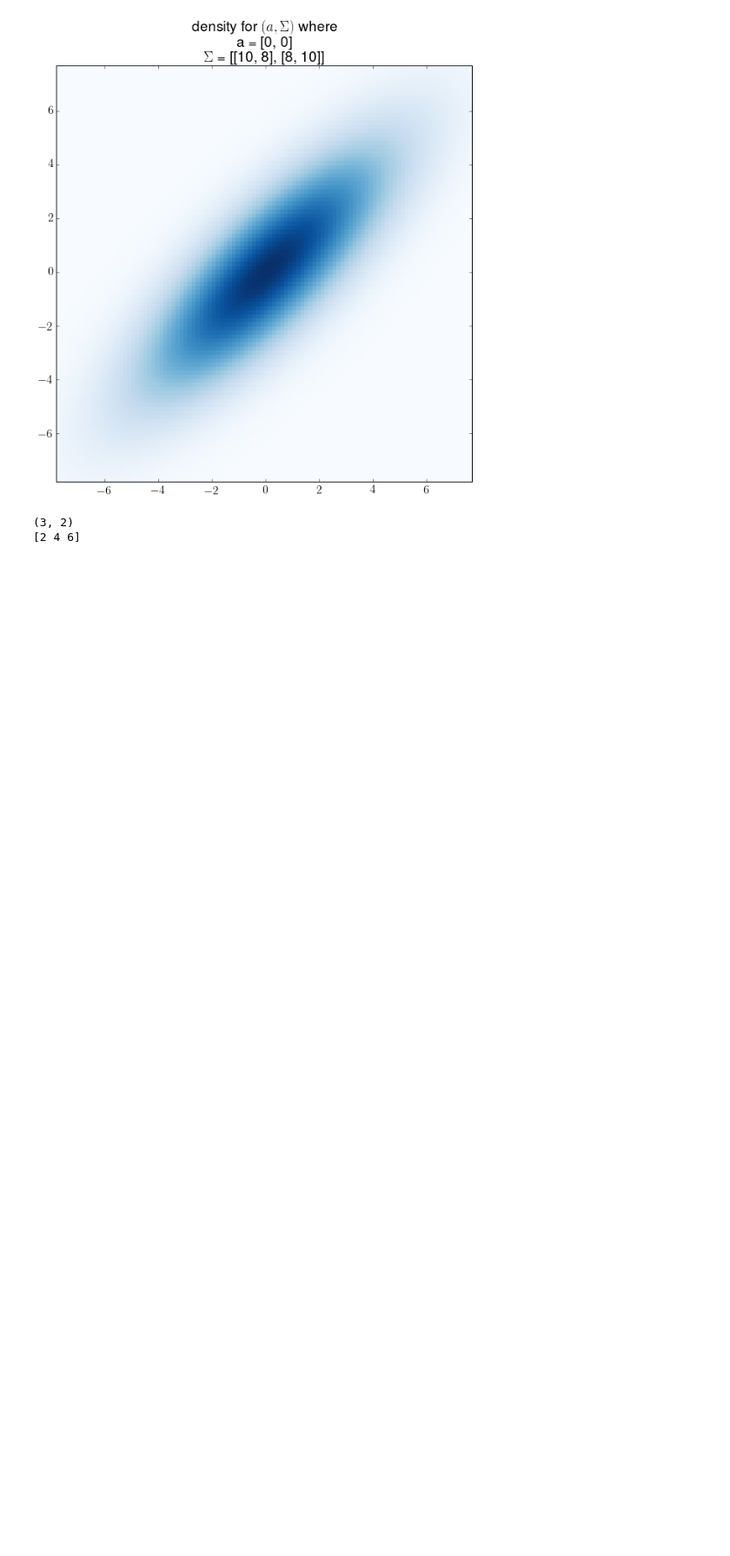
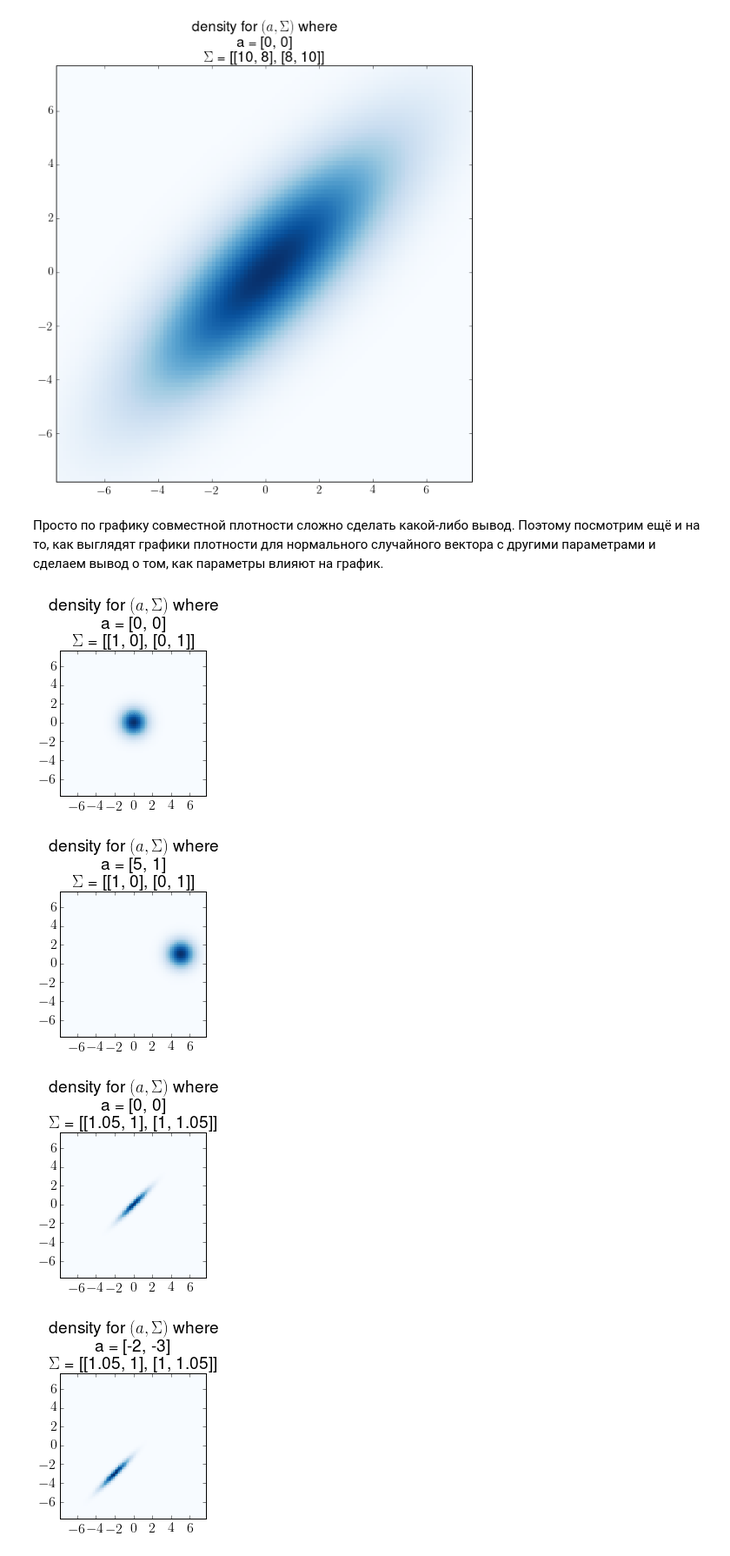
Before and after one commit to Oktosha/stats-2016, a Jupyter notebook: 5_conditional-expectation-I/kolodzey_496_5.1.ipynb, the cells around one changed output. Shown at 87% size. Drawn from its saved outputs; the diff is of its cells as text; code cells hidden in the pictures; blank space fills up the shorter version.

Commit message:
5.1 : Add conditional density

```diff
--- a/5_conditional-expectation-I/kolodzey_496_5.1.ipynb
+++ b/5_conditional-expectation-I/kolodzey_496_5.1.ipynb
@@ -15,7 +15,7 @@ Populating the interactive namespace from numpy and matplotlib
 где $a = \begin{pmatrix} 0 \\ 0 \end{pmatrix}$
 и $\Sigma = \begin{pmatrix} 10 & 8 \\ 8 & 10 \end{pmatrix}$
 # %%
-def draw_density(a, sigma):
+def draw_density(a, sigma, figsz=10):
 
     # План простой.
     # 1. Определить сетку, на которой считаем значения.
@@ -69,7 +69,7 @@ def draw_density(a, sigma):
     # 3.
     plt.rc('text', usetex=True)
     plt.rc('font', size=16)
-    plt.figure(figsize=(10, 10))
+    plt.figure(figsize=(figsz, figsz))
     plt.axes().set_aspect('equal')
     plt.xlim((np.min(xx) + 0.2, np.max(xx) - 0.2))
     plt.ylim((np.min(yy) + 0.2, np.max(yy) - 0.2))
@@ -83,11 +83,18 @@ def draw_density(a, sigma):
 draw_density([0,0], [[10, 8], [8, 10]])
 # %% [output]
 [figure]
-# %%
-x = np.array([[1, 2], [3, 4], [5, 6]])
-print(x.shape)
-y = x[:, 1]
-print(y)
-# %% [output]
-(3, 2)
-[2 4 6]
+# %% [markdown]
+Просто по графику совместной плотности сложно сделать какой-либо вывод. Поэтому посмотрим ещё и на то, как выглядят графики плотности для нормального случайного вектора с другими параметрами и сделаем вывод о том, как параметры влияют на график.
+# %%
+draw_density([0,0], [[1, 0], [0, 1]], 3)
+draw_density([5,1], [[1, 0], [0, 1]], 3)
+draw_density([0,0], [[1.05, 1], [1, 1.05]], 3)
+draw_density([-2,-3], [[1.05, 1], [1, 1.05]], 3)
+draw_density([0,0], [[5, 1], [1, 5]], 3)
+draw_density([0,0], [[5, 1], [1, 1]], 3)
+draw_density([0,0], [[40, 0], [0, 1]], 3)
+# %% [output]
+[figure, added]
+[figure, added]
+[figure, added]
+[figure, added]
```
Also changed, not shown: parts of 5 cells of this notebook.
